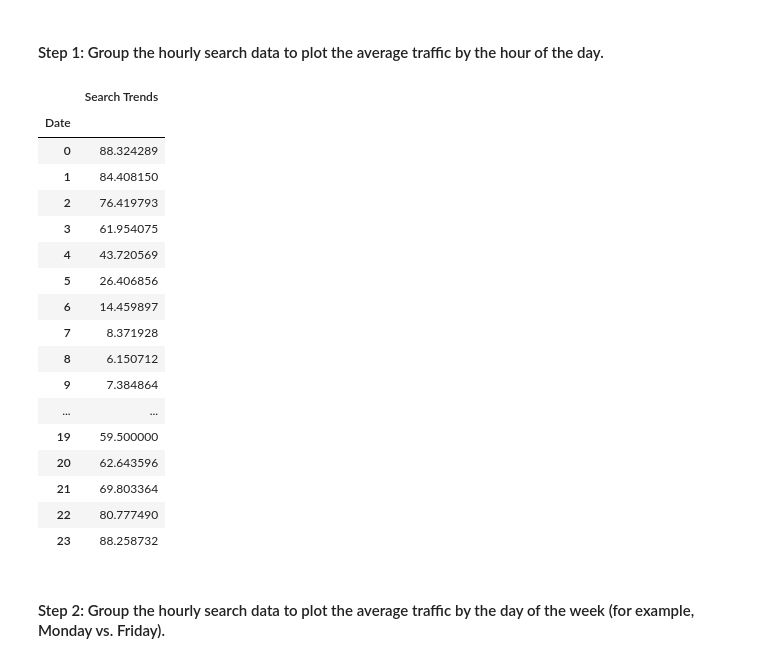
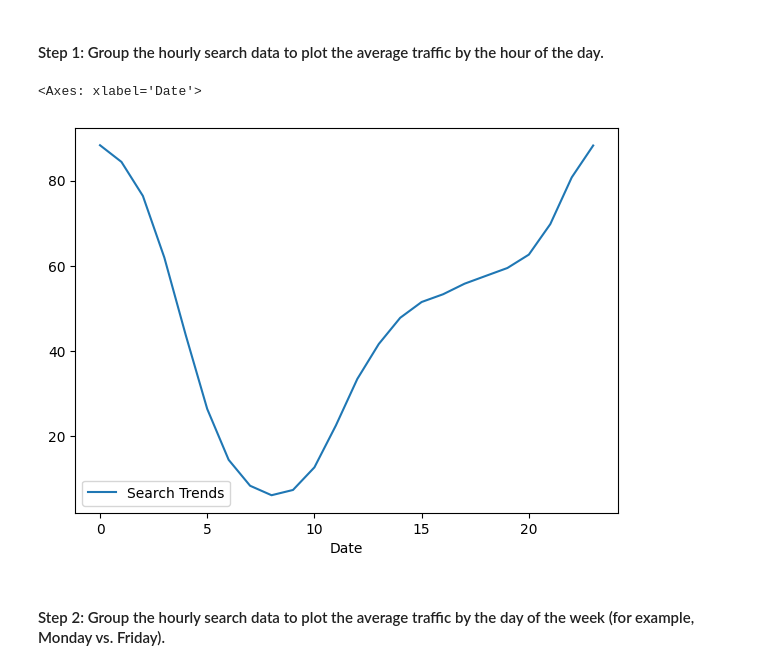
Before and after one commit to edoucet-AI/phophet-challenge, a Jupyter notebook: forecasting_net_prophet.ipynb, the cells around one changed output. Drawn from its saved outputs; the diff is of its cells as text; code cells hidden in the pictures.

```diff
--- a/forecasting_net_prophet.ipynb
+++ b/forecasting_net_prophet.ipynb
@@ -179,28 +179,13 @@ To that end, you want to mine the search traffic data for predictable seasonal p
 # %%
 # Group the hourly search data to plot the average traffic by the day of week, using `df.index.hour`
 traffic_by_hour = df_mercado_trends.groupby(by=df_mercado_trends.index.hour).mean()
 
 # View the result
 traffic_by_hour
+traffic_by_hour.plot(figsize=(7, 5))
 # %% [output]
-|  | Search Trends |
-| Date |  |
-| 0 | 88.324289 |
-| 1 | 84.408150 |
-| 2 | 76.419793 |
-| 3 | 61.954075 |
-| 4 | 43.720569 |
-| 5 | 26.406856 |
-| 6 | 14.459897 |
-| 7 | 8.371928 |
-| 8 | 6.150712 |
-| 9 | 7.384864 |
-| ... | ... |
-| 19 | 59.500000 |
-| 20 | 62.643596 |
-| 21 | 69.803364 |
-| 22 | 80.777490 |
-| 23 | 88.258732 |
+<Axes: xlabel='Date'>
+[figure, added]
 # %% [markdown]
 #### Step 2: Group the hourly search data to plot the average traffic by the day of the week (for example, Monday vs. Friday).
 # %%
```
Also changed, not shown: parts of 2 cells of this notebook.
